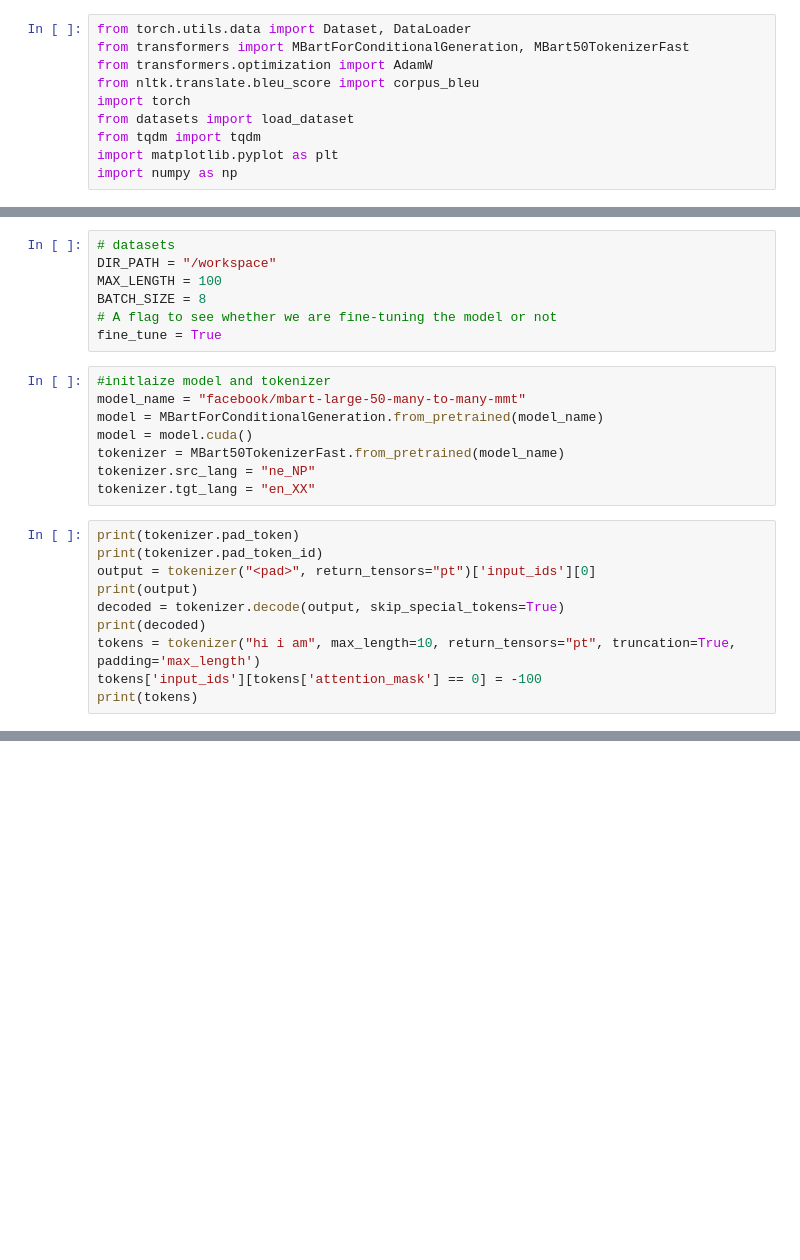
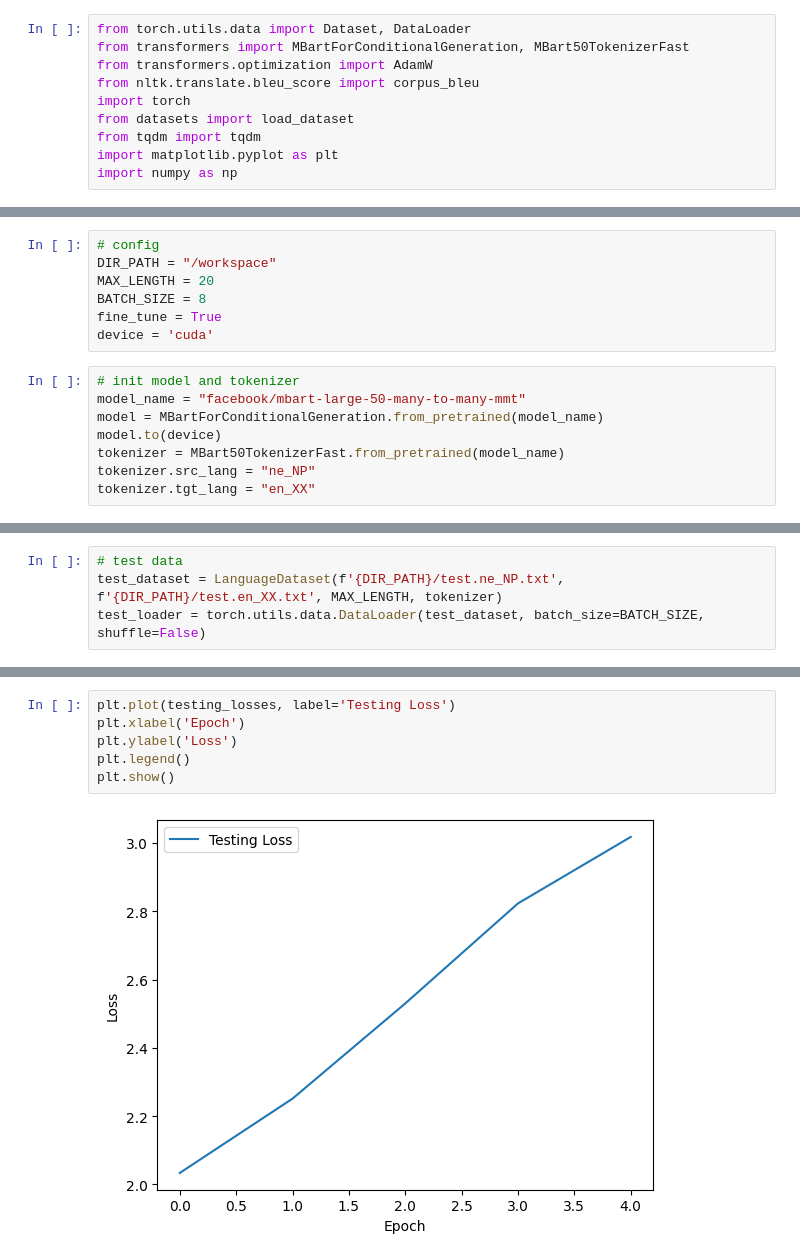
Before and after one commit to Vedant2311/BERT-guided-MT, a Jupyter notebook: mBART_Baseline/mbart50.ipynb, the cells around one changed output, grey strips where cells are left out. Drawn from its saved outputs; the diff is of its cells as text; blank space fills up the shorter version.

```diff
--- a/mBART_Baseline/mbart50.ipynb
+++ b/mBART_Baseline/mbart50.ipynb
@@ -49,27 +49,17 @@ class LanguageDataset(Dataset):
             'ne': self.ne[idx]
         }
 # %%
-# datasets
+# config
 DIR_PATH = "/workspace"
-MAX_LENGTH = 100
+MAX_LENGTH = 20
 BATCH_SIZE = 8
-# A flag to see whether we are fine-tuning the model or not
 fine_tune = True
+device = 'cuda'
 # %%
-#initlaize model and tokenizer
+# init model and tokenizer
 model_name = "facebook/mbart-large-50-many-to-many-mmt"
 model = MBartForConditionalGeneration.from_pretrained(model_name)
-model = model.cuda()
+model.to(device)
 tokenizer = MBart50TokenizerFast.from_pretrained(model_name)
 tokenizer.src_lang = "ne_NP"
 tokenizer.tgt_lang = "en_XX"
-# %%
-print(tokenizer.pad_token)
-print(tokenizer.pad_token_id)
-output = tokenizer("<pad>", return_tensors="pt")['input_ids'][0]
-print(output)
-decoded = tokenizer.decode(output, skip_special_tokens=True)
-print(decoded)
-tokens = tokenizer("hi i am", max_length=10, return_tensors="pt", truncation=True, padding='max_length')
-tokens['input_ids'][tokens['attention_mask'] == 0] = -100
-print(tokens)
@@ -111,3 +70,7 @@ print(train_dataset[0])
+# %%
+# test data
+test_dataset = LanguageDataset(f'{DIR_PATH}/test.ne_NP.txt', f'{DIR_PATH}/test.en_XX.txt', MAX_LENGTH, tokenizer)
+test_loader = torch.utils.data.DataLoader(test_dataset, batch_size=BATCH_SIZE, shuffle=False)
 # %%
 '''
 Perform fine-tuning of mBART in case the flag is set appropriately
@@ -201,0 +190,8 @@ plt.show()
+# %%
+plt.plot(testing_losses, label='Testing Loss')
+plt.xlabel('Epoch')
+plt.ylabel('Loss')
+plt.legend()
+plt.show()
+# %% [output]
+[figure, added]
```
Also changed, not shown: parts of 10 cells of this notebook, 2 other files.
